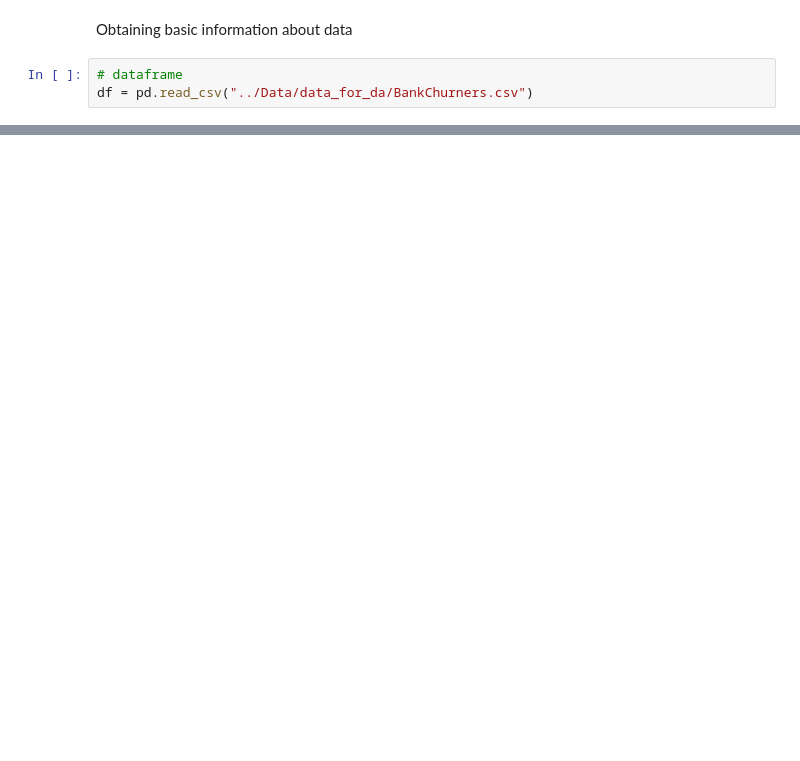
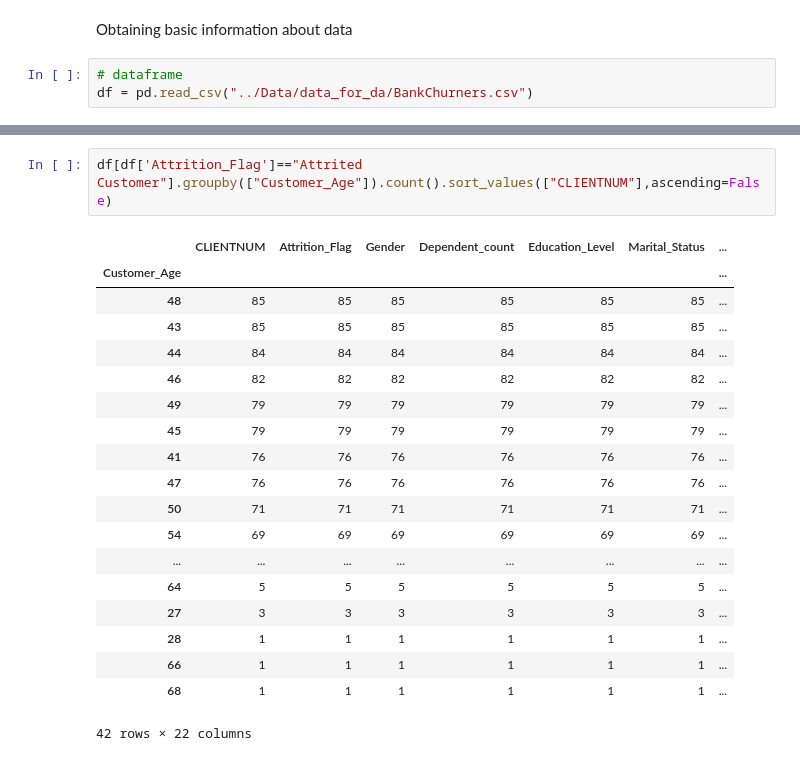
Before and after one commit to tiagocnog/everything-about-data, a Jupyter notebook: Data_Analytics/data_analytics.ipynb, the cells around one changed output, grey strips where cells are left out. Drawn from its saved outputs; the diff is of its cells as text; blank space fills up the shorter version.

```diff
--- a/Data_Analytics/data_analytics.ipynb
+++ b/Data_Analytics/data_analytics.ipynb
@@ -579,0 +876,22 @@ df.head()
+# %%
+df[df['Attrition_Flag']=="Attrited Customer"].groupby(["Customer_Age"]).count().sort_values(["CLIENTNUM"],ascending=False)
+# %% [output]
+|  | CLIENTNUM | Attrition_Flag | Gender | Dependent_count | Education_Level | Marital_Status | ... |
+| Customer_Age |  |  |  |  |  |  | ... |
+| 48 | 85 | 85 | 85 | 85 | 85 | 85 | ... |
+| 43 | 85 | 85 | 85 | 85 | 85 | 85 | ... |
+| 44 | 84 | 84 | 84 | 84 | 84 | 84 | ... |
+| 46 | 82 | 82 | 82 | 82 | 82 | 82 | ... |
+| 49 | 79 | 79 | 79 | 79 | 79 | 79 | ... |
+| 45 | 79 | 79 | 79 | 79 | 79 | 79 | ... |
+| 41 | 76 | 76 | 76 | 76 | 76 | 76 | ... |
+| 47 | 76 | 76 | 76 | 76 | 76 | 76 | ... |
+| 50 | 71 | 71 | 71 | 71 | 71 | 71 | ... |
+| 54 | 69 | 69 | 69 | 69 | 69 | 69 | ... |
+| ... | ... | ... | ... | ... | ... | ... | ... |
+| 64 | 5 | 5 | 5 | 5 | 5 | 5 | ... |
+| 27 | 3 | 3 | 3 | 3 | 3 | 3 | ... |
+| 28 | 1 | 1 | 1 | 1 | 1 | 1 | ... |
+| 66 | 1 | 1 | 1 | 1 | 1 | 1 | ... |
+| 68 | 1 | 1 | 1 | 1 | 1 | 1 | ... |
+42 rows × 22 columns
```
Also changed, not shown: parts of 38 cells of this notebook, 5 other files.
